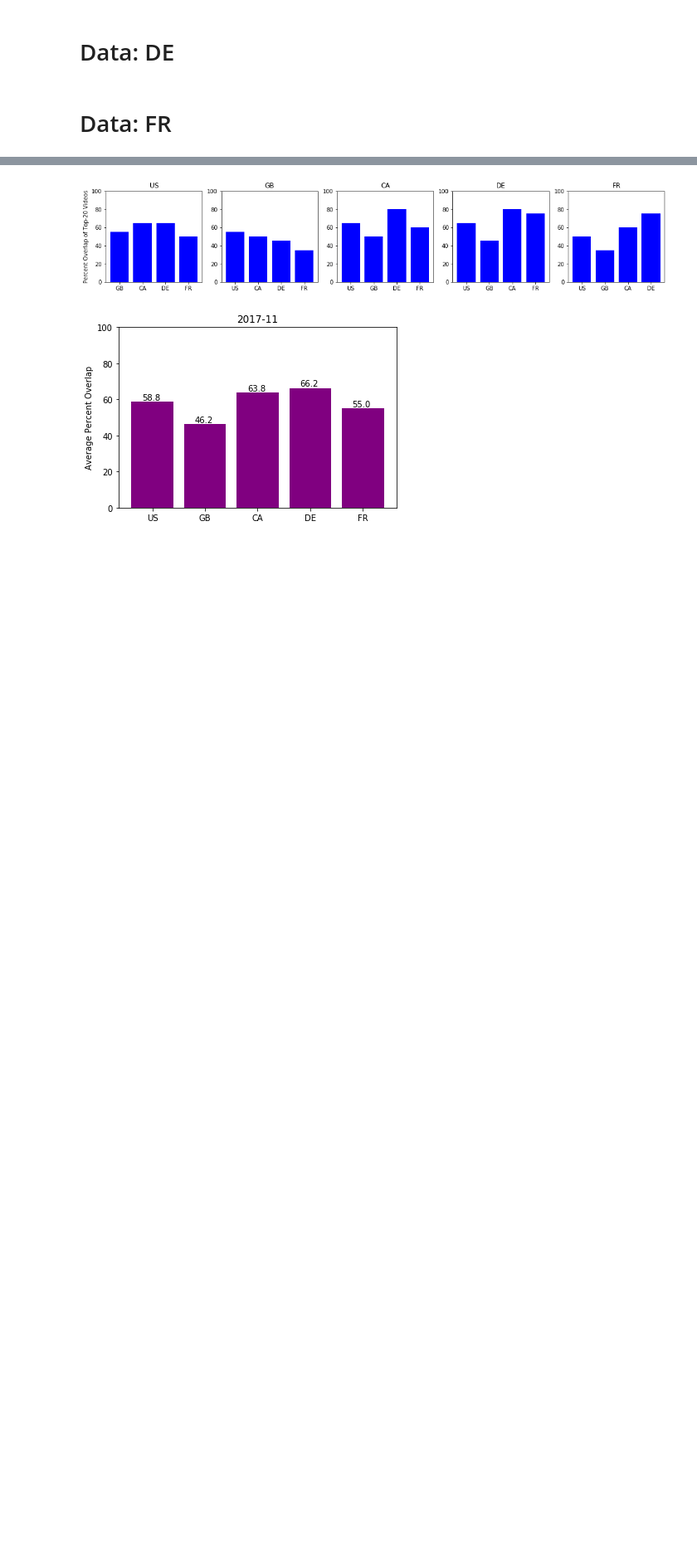
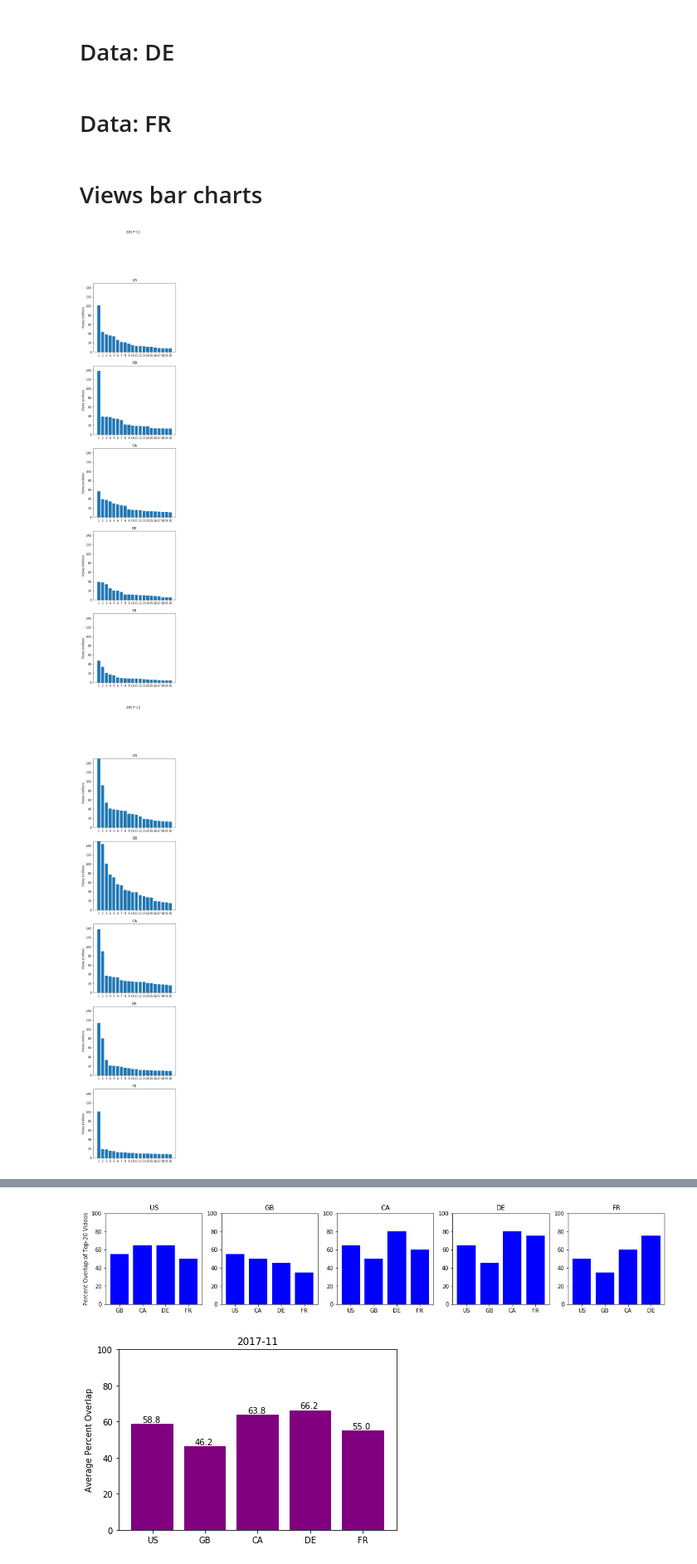
Before and after one commit to samoor64/MEDS_Project, a Jupyter notebook: Project1_analysis_Marina.ipynb, the cells around one changed output, grey strips where cells are left out. Shown at 83% size. Drawn from its saved outputs; the diff is of its cells as text; code cells hidden in the pictures; blank space fills up the shorter version.

```diff
--- a/Project1_analysis_Marina.ipynb
+++ b/Project1_analysis_Marina.ipynb
@@ -100,3 +100,49 @@ fr_top20_byMonth['category_id'] = fr_top20_byMonth['category_id'].astype(str)
 fr_top20_byMonth['category'] = fr_top20_byMonth['category_id'].map(lambda x: category_dict['FR'].get(x))
 fr_top20_byMonth['views'] = fr_top20_byMonth['views']/1000000
 fr_top20_byMonth = fr_top20_byMonth.rename(columns = {'views':'views(million)'})
+# %% [markdown]
+# Views bar charts
+# %%
+months = ['2017-11','2017-12','2018-1','2018-2','2018-3','2018-3','2018-4','2018-5','2018-6']
+for month in months:
+    us = us_top20_byMonth.loc[us_top20_byMonth['trending_YearMonth']==month,['title','views(million)']]
+    gb = gb_top20_byMonth.loc[gb_top20_byMonth['trending_YearMonth']==month,['title','views(million)']]
+    ca = ca_top20_byMonth.loc[ca_top20_byMonth['trending_YearMonth']==month,['title','views(million)']]
+    de = de_top20_byMonth.loc[de_top20_byMonth['trending_YearMonth']==month,['title','views(million)']]
+    fr = fr_top20_byMonth.loc[fr_top20_byMonth['trending_YearMonth']==month,['title','views(million)']]
+    plt.figure(figsize=(5,25))
+    plt.suptitle(f'{month}')
+    plt.subplot(5,1,1,)
+    plt.bar(np.arange(20),us['views(million)'])
+    plt.title('US')
+    plt.xticks(np.arange(20),[1,2,3,4,5,6,7,8,9,10,11,12,13,14,15,16,17,18,19,20])
+    plt.ylim(0,150)
+    plt.ylabel('Views (million)')
+    plt.subplot(5,1,2)
+    plt.bar(np.arange(20),gb['views(million)'])
+    plt.title('GB')
+    plt.xticks(np.arange(20),[1,2,3,4,5,6,7,8,9,10,11,12,13,14,15,16,17,18,19,20])
+    plt.ylim(0,150)
+    plt.ylabel('Views (million)')
+    plt.subplot(5,1,3)
+    plt.bar(np.arange(20),ca['views(million)'])
+    plt.title('CA')
+    plt.xticks(np.arange(20),[1,2,3,4,5,6,7,8,9,10,11,12,13,14,15,16,17,18,19,20])
+    plt.ylim(0,150)
+    plt.ylabel('Views (million)')
+    plt.subplot(5,1,4)
+    plt.bar(np.arange(20),de['views(million)'])
+    plt.title('DE')
+    plt.xticks(np.arange(20),[1,2,3,4,5,6,7,8,9,10,11,12,13,14,15,16,17,18,19,20])
+    plt.ylim(0,150)
+    plt.ylabel('Views (million)')
+    plt.subplot(5,1,5)
+    plt.bar(np.arange(20),fr['views(million)'])
+    plt.xticks(np.arange(20),[1,2,3,4,5,6,7,8,9,10,11,12,13,14,15,16,17,18,19,20])
+    plt.ylim(0,150)
+    plt.title('FR')
+    plt.ylabel('Views (million)')
+    plt.savefig('Views_{month}.png')
+# %% [output]
+[figure, added]
+[figure, added]
```
Also changed, not shown: parts of 6 cells of this notebook, 50 other files.
